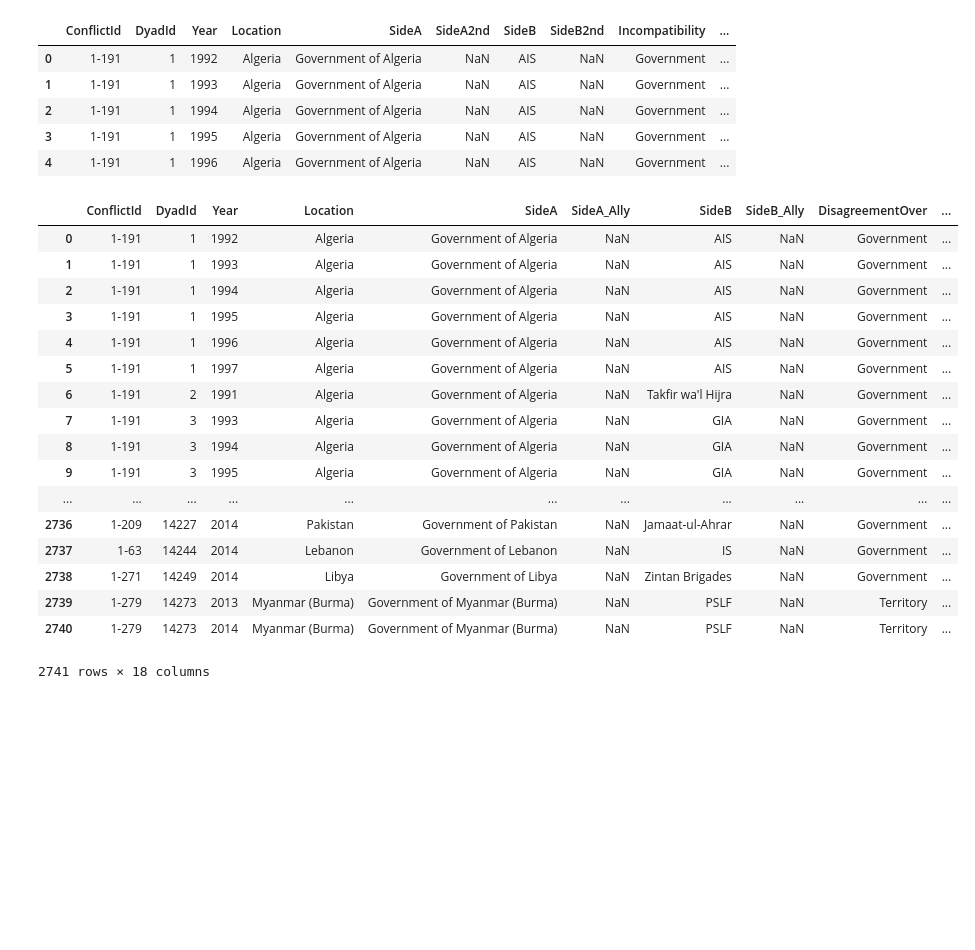
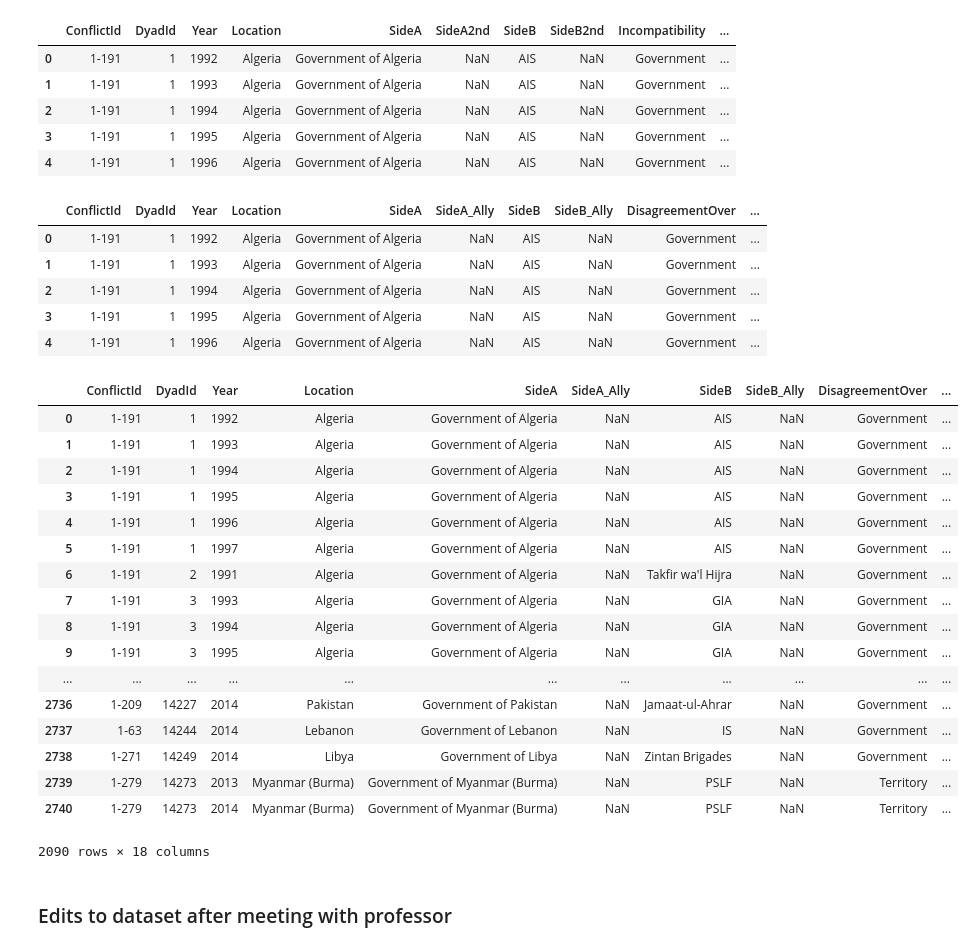
Before and after one commit to ds-modules/POLSCI-5, a Jupyter notebook: Cleaning.ipynb, the cells around one changed output. Saved outputs shown, nothing was run; the diff lists cells and outputs as text; code cells hidden in the pictures; blank space fills up the shorter version.

Commit message:
revisions of cleaning the civil wars dataset

```diff
--- a/Cleaning.ipynb
+++ b/Cleaning.ipynb
@@ -119,24 +119,33 @@ dropped = dropped.rename({'SideA2nd':'SideA_Ally', 'SideB2nd':'SideB_Ally', 'EpE
                 'CfireDate':'CeasefireDate', 'PeAgDate':'PeaceAgreementDate', 'Incompatibility':'DisagreementOver'
                          }, axis=1)
 # %%
-dropped
+dropped.head()
 # %% [output]
 |  | ConflictId | DyadId | Year | Location | SideA | SideA_Ally | SideB | SideB_Ally | DisagreementOver | ... |
 | 0 | 1-191 | 1 | 1992 | Algeria | Government of Algeria | NaN | AIS | NaN | Government | ... |
 | 1 | 1-191 | 1 | 1993 | Algeria | Government of Algeria | NaN | AIS | NaN | Government | ... |
 | 2 | 1-191 | 1 | 1994 | Algeria | Government of Algeria | NaN | AIS | NaN | Government | ... |
 | 3 | 1-191 | 1 | 1995 | Algeria | Government of Algeria | NaN | AIS | NaN | Government | ... |
 | 4 | 1-191 | 1 | 1996 | Algeria | Government of Algeria | NaN | AIS | NaN | Government | ... |
-| 5 | 1-191 | 1 | 1997 | Algeria | Government of Algeria | NaN | AIS | NaN | Government | ... |
-| 6 | 1-191 | 2 | 1991 | Algeria | Government of Algeria | NaN | Takfir wa'l Hijra | NaN | Government | ... |
-| 7 | 1-191 | 3 | 1993 | Algeria | Government of Algeria | NaN | GIA | NaN | Government | ... |
-| 8 | 1-191 | 3 | 1994 | Algeria | Government of Algeria | NaN | GIA | NaN | Government | ... |
-| 9 | 1-191 | 3 | 1995 | Algeria | Government of Algeria | NaN | GIA | NaN | Government | ... |
-| ... | ... | ... | ... | ... | ... | ... | ... | ... | ... | ... |
-| 2736 | 1-209 | 14227 | 2014 | Pakistan | Government of Pakistan | NaN | Jamaat-ul-Ahrar | NaN | Government | ... |
-| 2737 | 1-63 | 14244 | 2014 | Lebanon | Government of Lebanon | NaN | IS | NaN | Government | ... |
-| 2738 | 1-271 | 14249 | 2014 | Libya | Government of Libya | NaN | Zintan Brigades | NaN | Government | ... |
-| 2739 | 1-279 | 14273 | 2013 | Myanmar (Burma) | Government of Myanmar (Burma) | NaN | PSLF | NaN | Territory | ... |
-| 2740 | 1-279 | 14273 | 2014 | Myanmar (Burma) | Government of Myanmar (Burma) | NaN | PSLF | NaN | Territory | ... |
-2741 rows × 18 columns
+# %%
+dropped[(~dropped["Location"].str.contains(",")) & (dropped["TypeOfConflict"].str.contains('Internal armed conflict'))]
+# %% [output]
+|  | ConflictId | DyadId | Year | Location | SideA | SideA_Ally | SideB | SideB_Ally | DisagreementOver | ... |
+| 0 | 1-191 | 1 | 1992 | Algeria | Government of Algeria | NaN | AIS | NaN | Government | ... |
+| 1 | 1-191 | 1 | 1993 | Algeria | Government of Algeria | NaN | AIS | NaN | Government | ... |
+| 2 | 1-191 | 1 | 1994 | Algeria | Government of Algeria | NaN | AIS | NaN | Government | ... |
+| 3 | 1-191 | 1 | 1995 | Algeria | Government of Algeria | NaN | AIS | NaN | Government | ... |
+| 4 | 1-191 | 1 | 1996 | Algeria | Government of Algeria | NaN | AIS | NaN | Government | ... |
+| 5 | 1-191 | 1 | 1997 | Algeria | Government of Algeria | NaN | AIS | NaN | Government | ... |
+| 6 | 1-191 | 2 | 1991 | Algeria | Government of Algeria | NaN | Takfir wa'l Hijra | NaN | Government | ... |
+| 7 | 1-191 | 3 | 1993 | Algeria | Government of Algeria | NaN | GIA | NaN | Government | ... |
+| 8 | 1-191 | 3 | 1994 | Algeria | Government of Algeria | NaN | GIA | NaN | Government | ... |
+| 9 | 1-191 | 3 | 1995 | Algeria | Government of Algeria | NaN | GIA | NaN | Government | ... |
+| ... | ... | ... | ... | ... | ... | ... | ... | ... | ... | ... |
+| 2736 | 1-209 | 14227 | 2014 | Pakistan | Government of Pakistan | NaN | Jamaat-ul-Ahrar | NaN | Government | ... |
+| 2737 | 1-63 | 14244 | 2014 | Lebanon | Government of Lebanon | NaN | IS | NaN | Government | ... |
+| 2738 | 1-271 | 14249 | 2014 | Libya | Government of Libya | NaN | Zintan Brigades | NaN | Government | ... |
+| 2739 | 1-279 | 14273 | 2013 | Myanmar (Burma) | Government of Myanmar (Burma) | NaN | PSLF | NaN | Territory | ... |
+| 2740 | 1-279 | 14273 | 2014 | Myanmar (Burma) | Government of Myanmar (Burma) | NaN | PSLF | NaN | Territory | ... |
+2090 rows × 18 columns
 # %%
@@ -143,0 +153,2 @@ dropped.set_index('Year').to_csv('cleanedWars.csv')
+# %% [markdown]
+### Edits to dataset after meeting with professor
```
Also changed, not shown: parts of 15 cells of this notebook.
